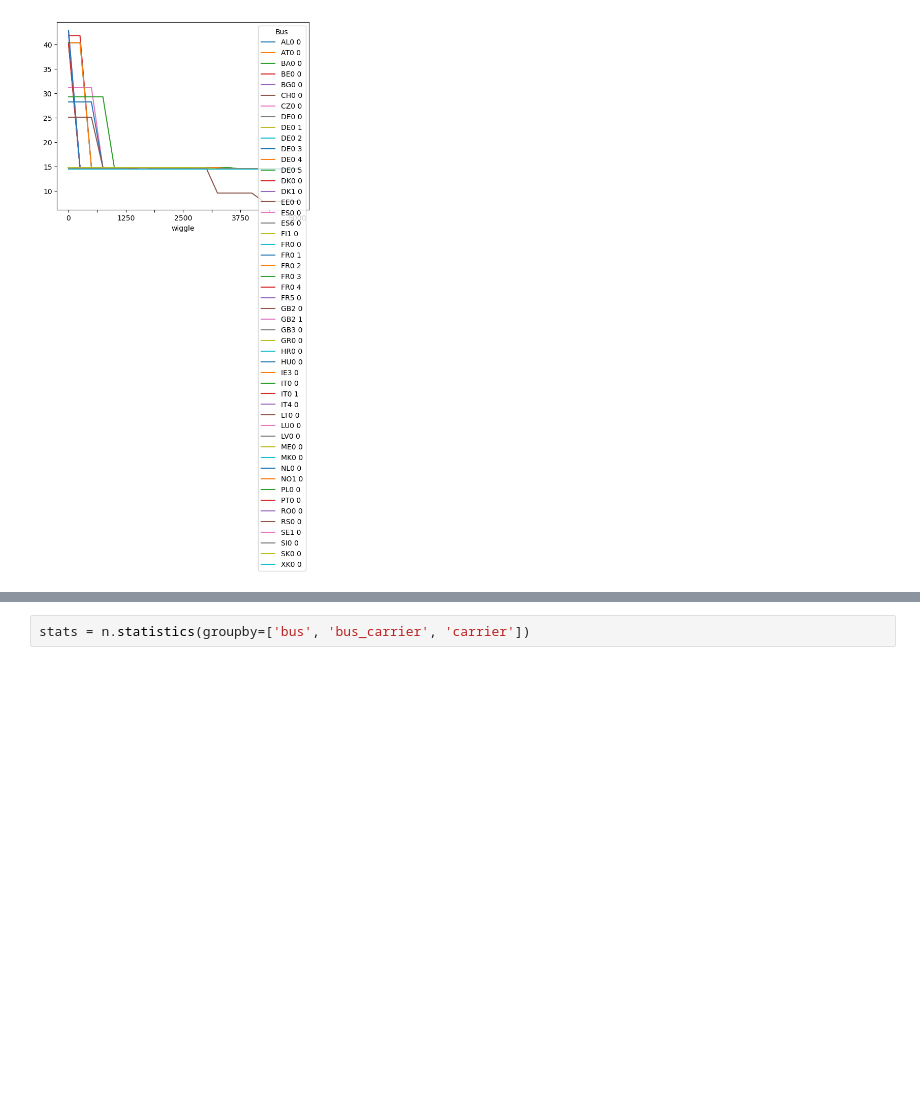
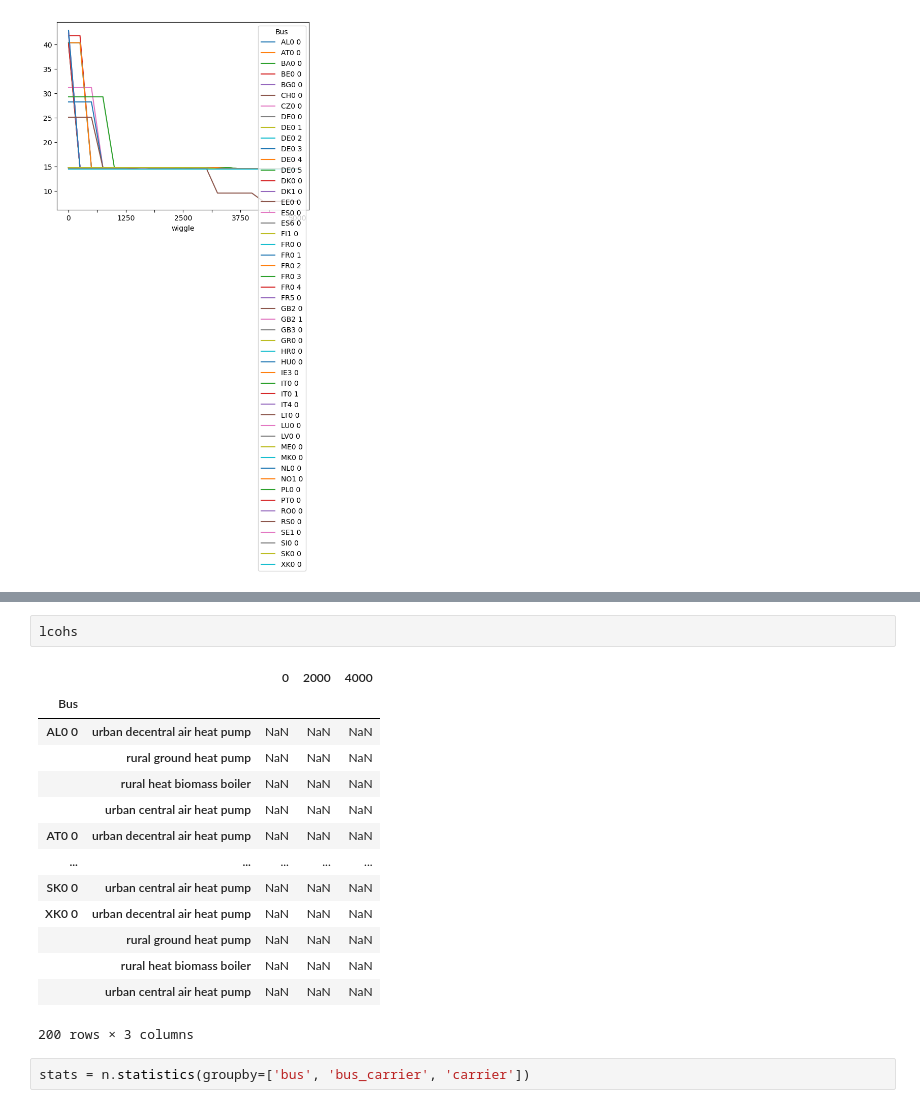
Before and after one commit to LukasFrankenQ/resilient-pypsa-eur, a Jupyter notebook: notebooks/spatial_correlation.ipynb, the cells around one changed output, grey strips where cells are left out. Saved outputs shown, nothing was run; the diff lists cells and outputs as text; blank space fills up the shorter version.

Commit message:
towards lcoh assessment

```diff
--- a/notebooks/spatial_correlation.ipynb
+++ b/notebooks/spatial_correlation.ipynb
@@ -429,3 +533,20 @@ TypeError: Image data of dtype object cannot be converted to float
+# %%
+lcohs
+# %% [output]
+|  |  | 0 | 2000 | 4000 |
+| Bus |  |  |  |  |
+| AL0 0 | urban decentral air heat pump | NaN | NaN | NaN |
+|  | rural ground heat pump | NaN | NaN | NaN |
+|  | rural heat biomass boiler | NaN | NaN | NaN |
+|  | urban central air heat pump | NaN | NaN | NaN |
+| AT0 0 | urban decentral air heat pump | NaN | NaN | NaN |
+| ... | ... | ... | ... | ... |
+| SK0 0 | urban central air heat pump | NaN | NaN | NaN |
+| XK0 0 | urban decentral air heat pump | NaN | NaN | NaN |
+|  | rural ground heat pump | NaN | NaN | NaN |
+|  | rural heat biomass boiler | NaN | NaN | NaN |
+|  | urban central air heat pump | NaN | NaN | NaN |
+200 rows × 3 columns
 # %%
 stats = n.statistics(groupby=['bus', 'bus_carrier', 'carrier'])
 # %%
```
Also changed, not shown: parts of 6 cells of this notebook.
